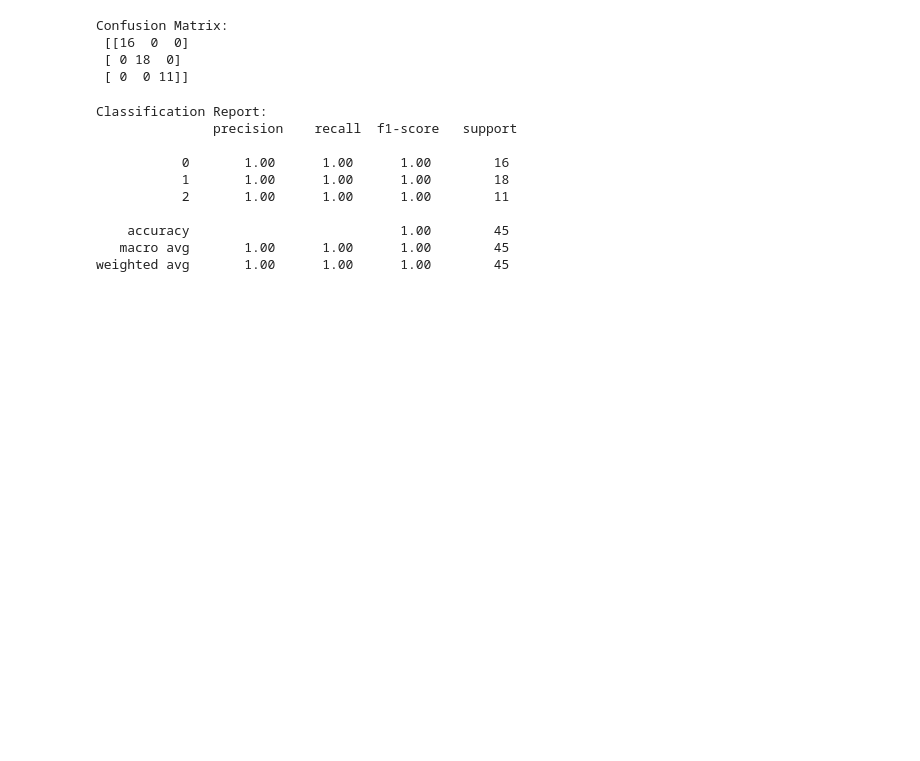
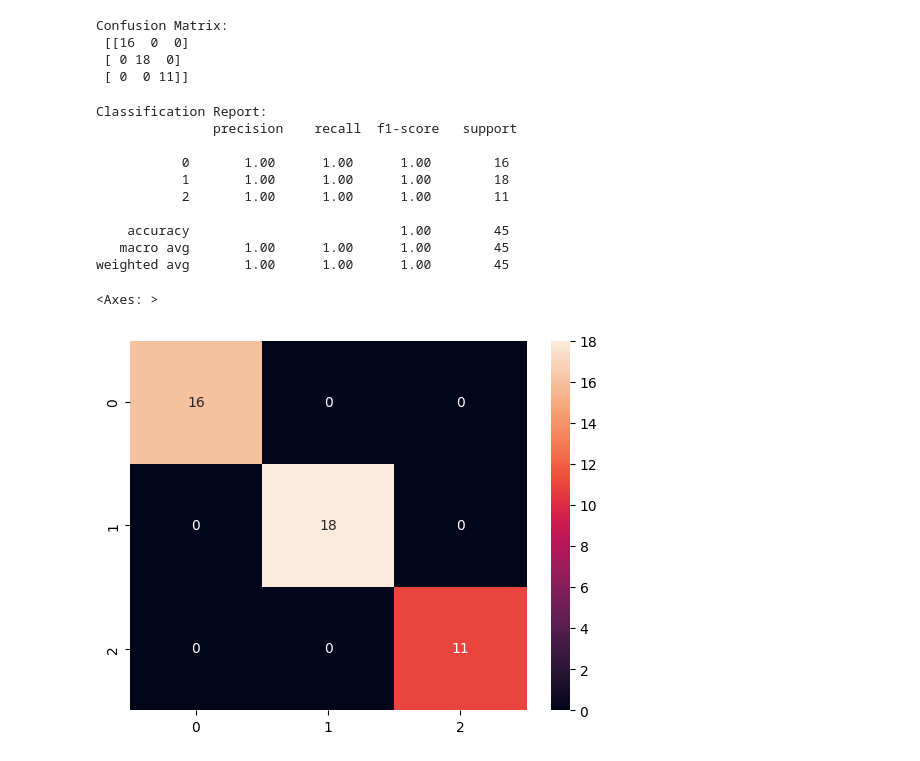
Before and after one commit to itssahilwhat/AI-Fundamentals, a Jupyter notebook: Naive Bayes/Naive Bayes.ipynb, the cells around one changed output. Saved outputs shown, nothing was run; the diff lists cells and outputs as text; code cells hidden in the pictures; blank space fills up the shorter version.

```diff
--- a/Naive Bayes/Naive Bayes.ipynb
+++ b/Naive Bayes/Naive Bayes.ipynb
@@ -100,0 +103,5 @@ weighted avg       1.00      1.00      1.00        45
+# %%
+sns.heatmap(confusion_matrix(y_test, y_pred), annot=True)
+# %% [output]
+<Axes: >
+[figure, added]
```
Also changed, not shown: parts of 3 cells of this notebook.
